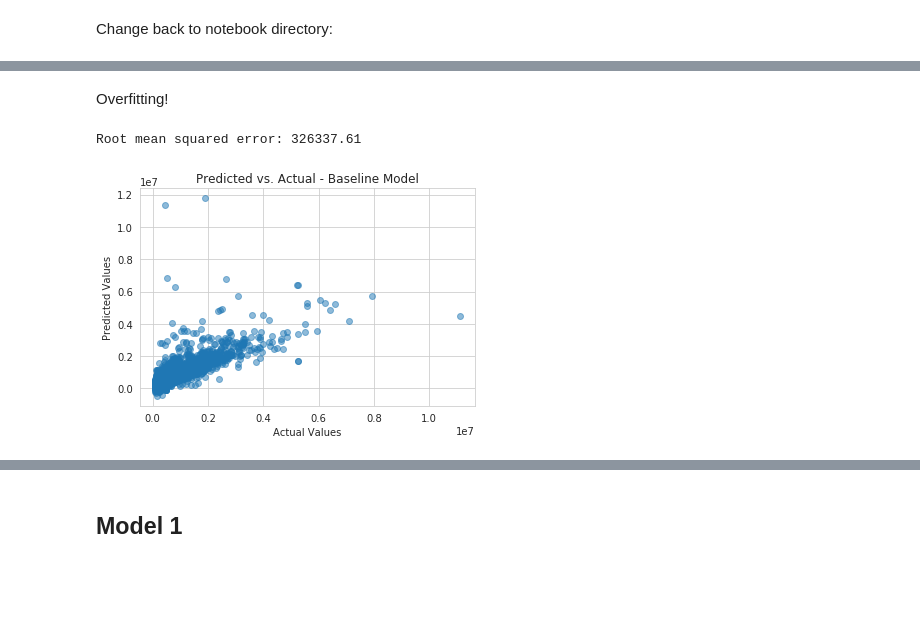
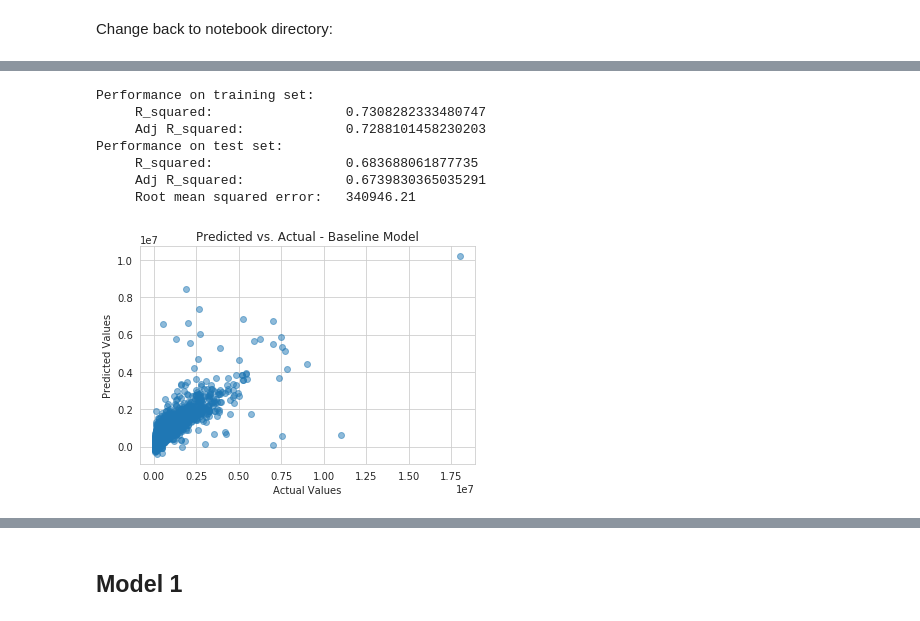
Before and after one commit to nt-ds/dc-residential-properties-analysis, a Jupyter notebook: notebooks/2.0-nt-linear-model.ipynb, the cells around one changed output, grey strips where cells are left out. Drawn from its saved outputs; the diff is of its cells as text; code cells hidden in the pictures; blank space fills up the shorter version.

Commit message:
Added final linear modeling notebook

```diff
--- a/notebooks/2.0-nt-linear-model.ipynb
+++ b/notebooks/2.0-nt-linear-model.ipynb
@@ -56,5 +70,5 @@ cd.change_to_notebook_dir()
 # %%
 y_price = properties.PRICE
 y_log_price = properties["log(PRICE)"]
-X_no_saledate = properties.drop(["PRICE", "SALEDATE", "log(PRICE)"], axis=1)
-X_saledate = properties.drop(["PRICE", "log(PRICE)"], axis=1)
+X_no_saledate = properties.drop(["SOLDDAYS", "PRICE", "log(PRICE)", "SOLD_1_MIL_OR_MORE"], axis=1)
+X_saledate = properties.drop(["PRICE", "log(PRICE)", "SOLD_1_MIL_OR_MORE"], axis=1)
@@ -105,2 +78,0 @@ adj_r2_test_price
-# %% [markdown]
-Overfitting!
@@ -109,12 +79,13 @@ y_test_price_pred = linreg_price.predict(X_test_price)
-# %%
-print("Root mean squared error: %.2f" % np.sqrt(mean_squared_error(y_test_price, y_test_price_pred)))
-# %% [output]
-Root mean squared error: 326337.61
-# %%
-plt.scatter(y_test_price, y_test_price_pred, alpha=0.5)
-plt.title("Predicted vs. Actual - Baseline Model")
-plt.xlabel("Actual Values")
-plt.ylabel("Predicted Values")
-plt.show()
-# %% [output]
-[figure, removed]
+# %%
+linreg = linear_model.LinearModeling()
+# %%
+residuals_b, y_test_pred_b, baseline_model, saledate_b = linreg.linear_model(X_no_saledate, y_price, "Baseline Model")
+# %% [output]
+Performance on training set:
+     R_squared:                 0.7308282333480747
+     Adj R_squared:             0.7288101458230203
+Performance on test set:
+     R_squared:                 0.683688061877735
+     Adj R_squared:             0.6739830365035291
+     Root mean squared error:   340946.21
+[figure, added]
```
Also changed, not shown: parts of 114 cells of this notebook.
